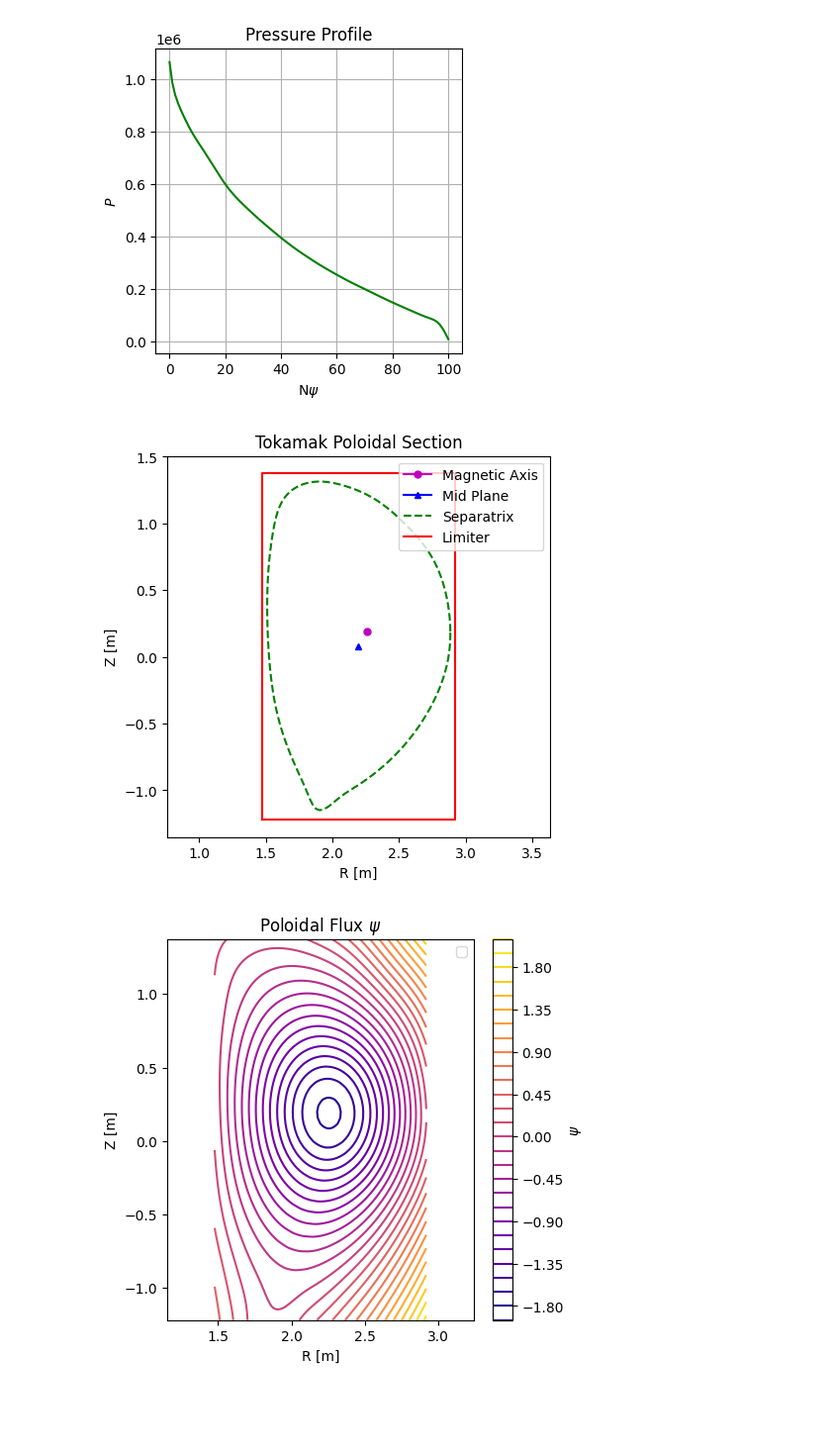
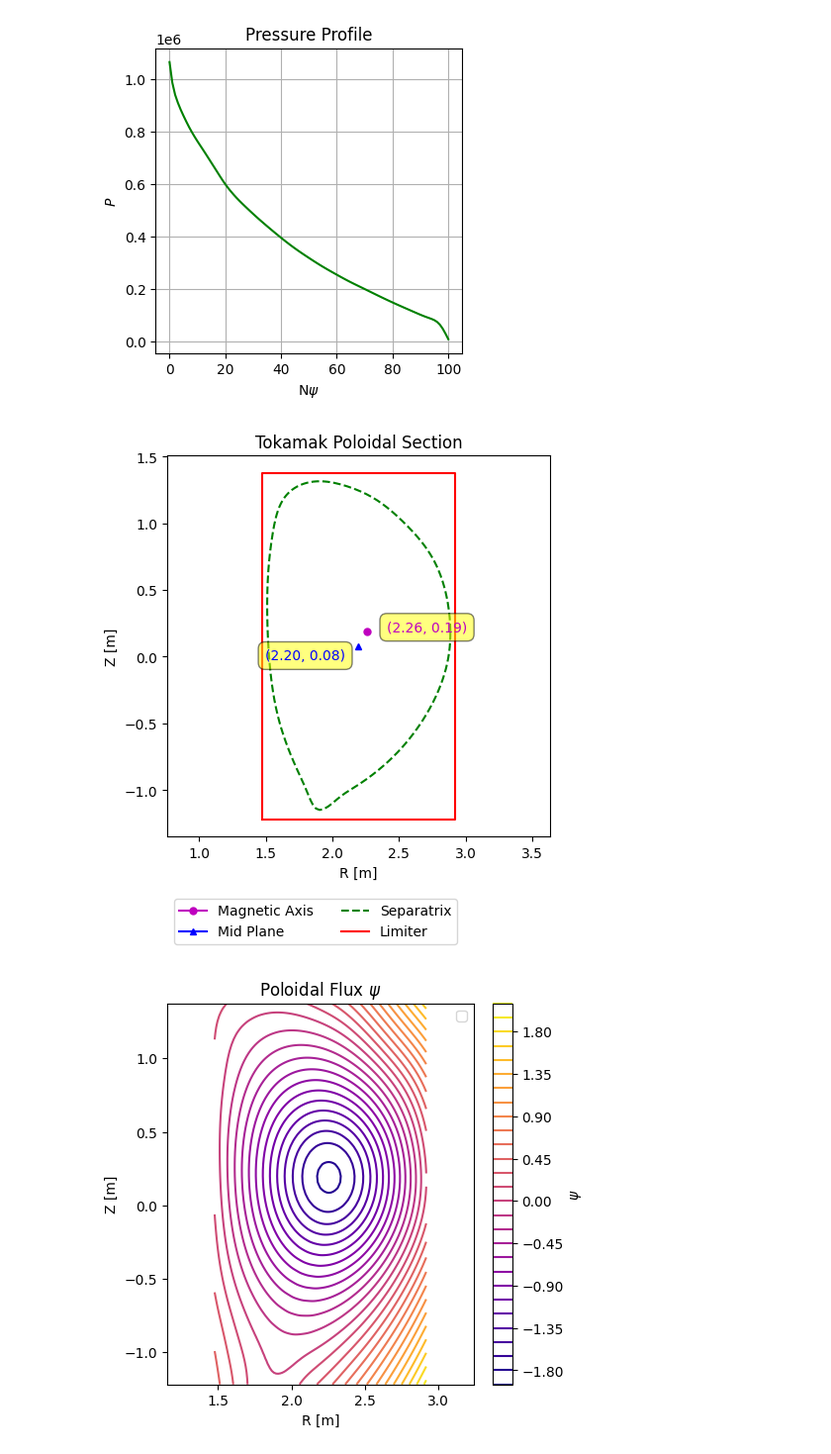
Before and after one commit to swarajsao1/Plasma, a Jupyter notebook: DTT/DTT_P/DTT.ipynb, the cells around one changed output. Shown at 99% size. Saved outputs shown, nothing was run; the diff lists cells and outputs as text; code cells hidden in the pictures; blank space fills up the shorter version.

```diff
--- a/DTT/DTT_P/DTT.ipynb
+++ b/DTT/DTT_P/DTT.ipynb
@@ -9,10 +17,5 @@ sys.path.append(os.path.abspath(".."))
 # %%
-import importlib
-from DTTP_resources import psiBfield
-
-importlib.reload(psiBfield)
-
-g = psiBfield.extract_g()
+g = psiBfield.extract_g("/home/swaraj/Git/Plasma/DTT/DTTP_resources/g_file.in")
 psi_norm, BR, Bphi, BZ = psiBfield.compute_B(g)
 # %% [output]
 g_file keywords extracted
@@ -69,19 +72,21 @@ plt.show()
 # %%
 plt.figure(figsize=(5,5))
 plt.plot(g.rmaxis, g.zmaxis, 'm', marker = 'o', markersize = 5, label = "Magnetic Axis")
+plt.annotate(f"({g.rmaxis:.2f}, {g.zmaxis:.2f})", xy=(g.rmaxis, g.zmaxis), color='m', xytext=(g.rmaxis+0.15, g.zmaxis), bbox=dict(boxstyle='round,pad=0.5', fc='yellow', alpha=0.5))
 plt.plot(g.rcentr, g.zmid, 'b',marker = '^', markersize = 5, label = "Mid Plane")
+plt.annotate(f"({g.rcentr:.2f}, {g.zmid:.2f})", xy=(g.rcentr, g.zmid), xytext=(g.rcentr-0.7, g.zmid-0.1) ,color='b', bbox=dict(boxstyle='round,pad=0.5', fc='yellow', alpha=0.5))
 plt.plot(g.rbdry, g.zbdry, 'g--', label = "Separatrix")
 plt.plot(g.rlim, g.zlim, 'r', label = "Limiter")
 plt.title("Tokamak Poloidal Section")
 plt.xlim(g.r_grid[:,0][0], g.r_grid[:,0][-1])
 plt.ylim(g.z_grid[0,:][0], g.z_grid[0,:][-1])
 plt.xlabel("R [m]")
 plt.ylabel("Z [m]")
 plt.axis('equal')
-plt.legend(loc='upper right')
+plt.legend(loc='lower left', ncols = 2,bbox_to_anchor=(0, -0.3))
 plt.show()
 # %% [output]
-[figure, old version]
+[figure, new version]
 # %%
 plt.figure(figsize = (5,5))
 
```
Also changed, not shown: parts of 5 cells of this notebook, 14 other files.
